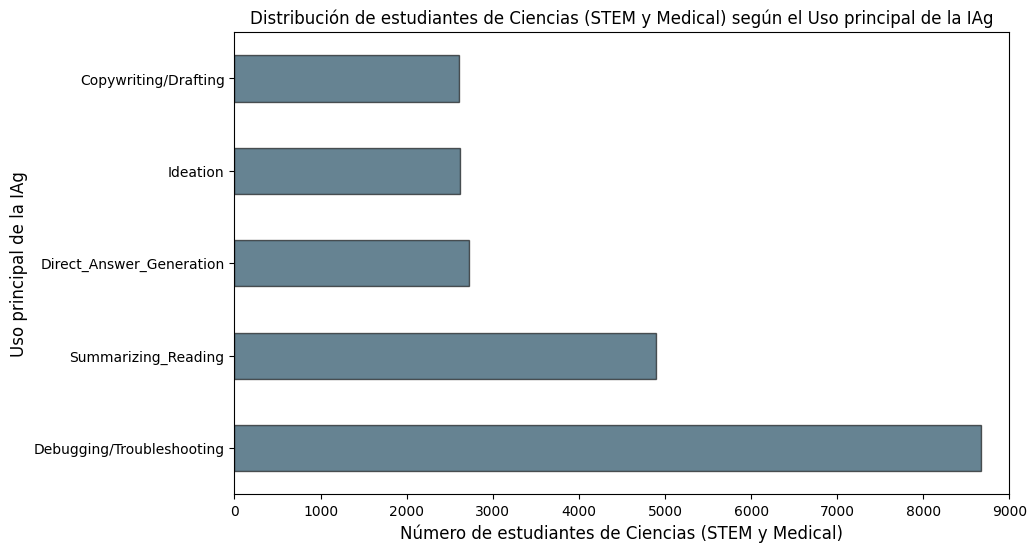
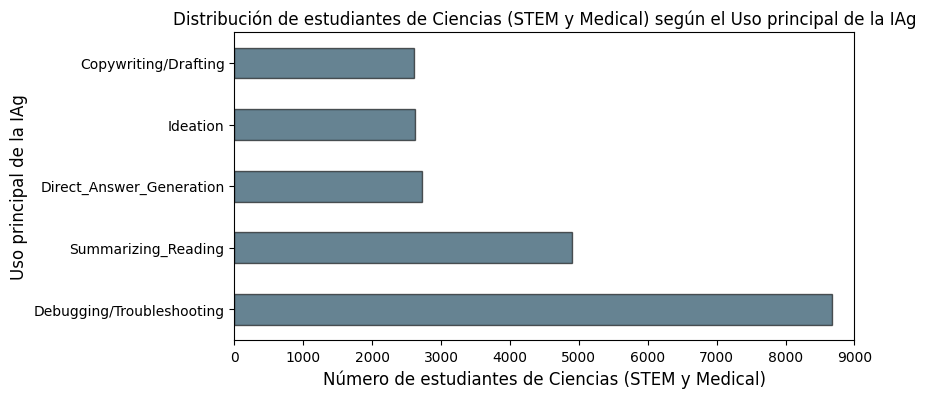
Unified diff of the notebook cell whose output changed from the first chart to the second:
--- before
+++ after
@@ -1,3 +1,3 @@
-plt.figure(figsize=(10,6))
+plt.figure(figsize=(8,4))
 cont_uso_science.plot(kind="barh", color= "#003049", edgecolor="black", alpha= 0.6)
 plt.title("Distribución de estudiantes de Ciencias (STEM y Medical) según el Uso principal de la IAg")

Commit: Add files via upload